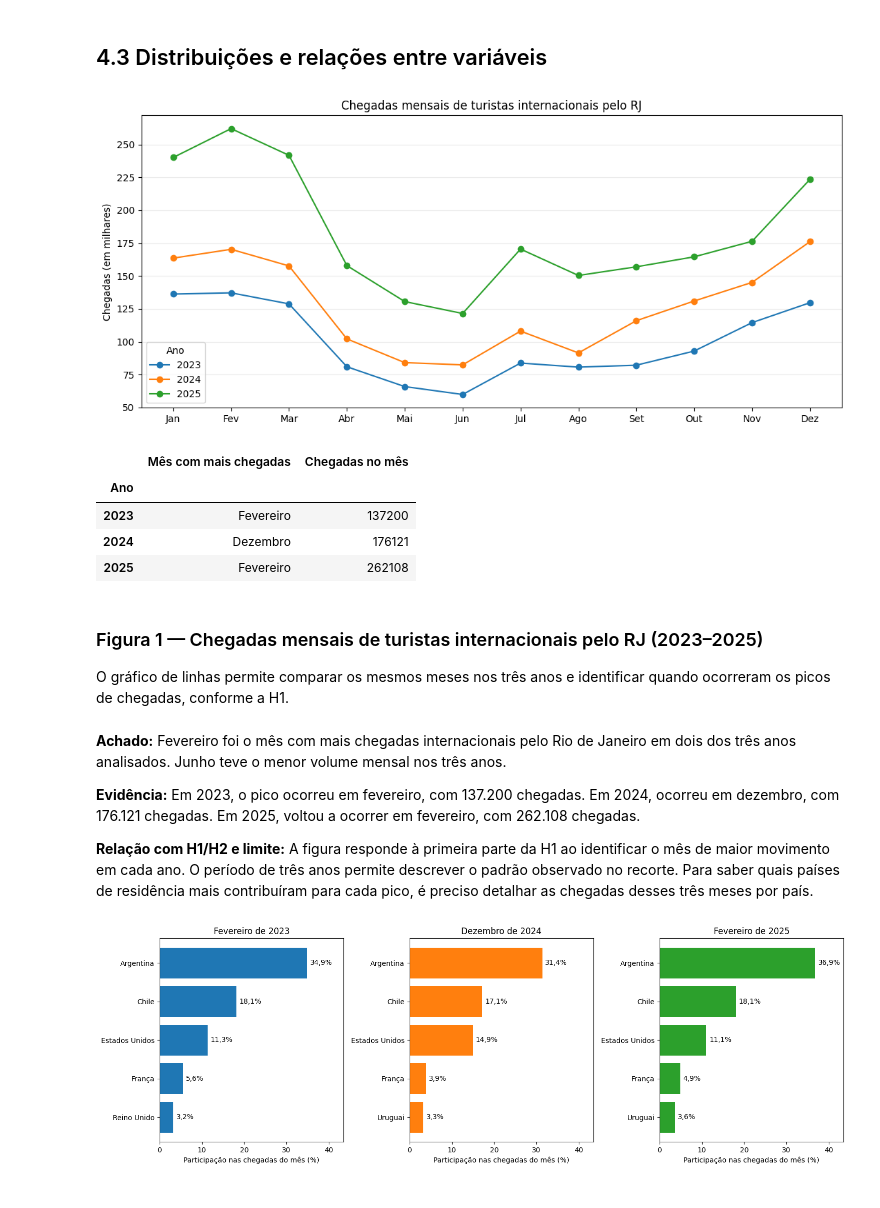
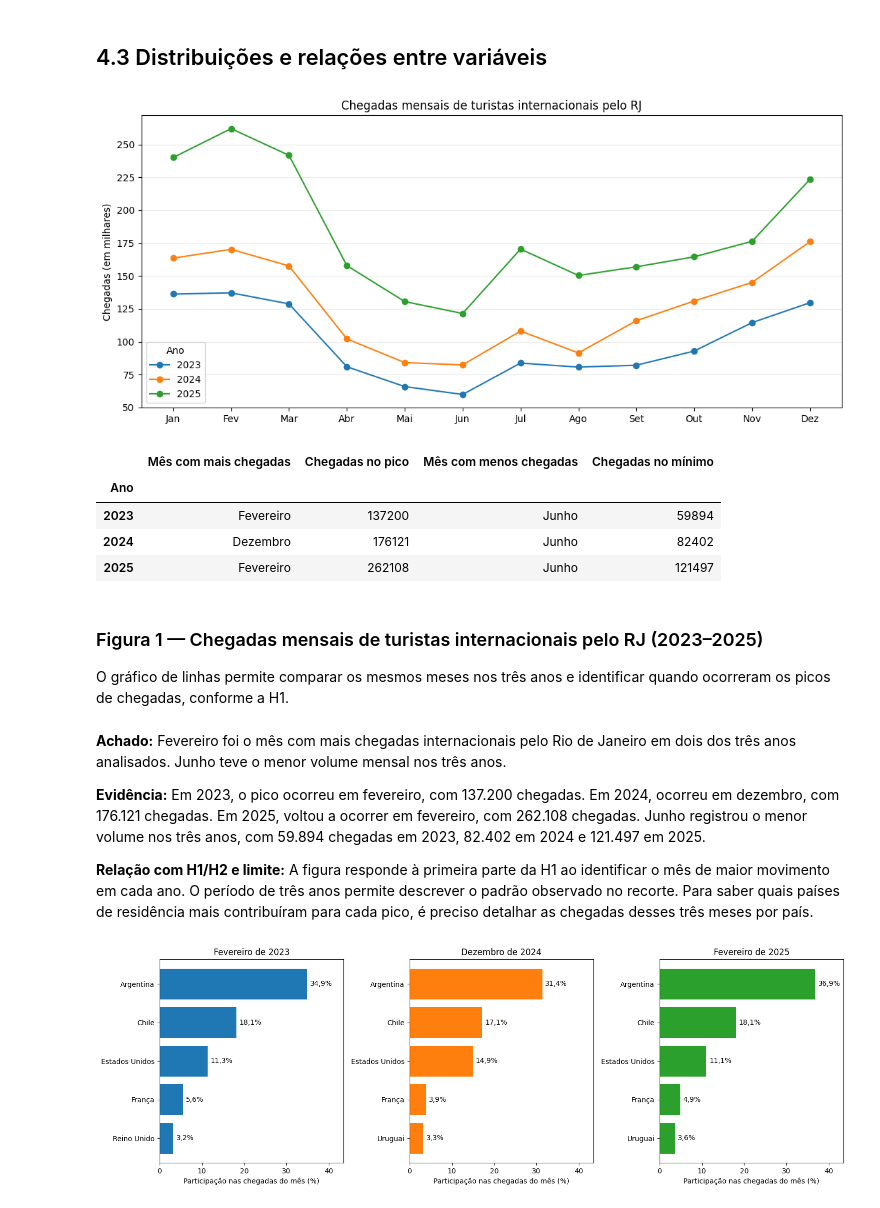
Before and after one commit to Silvinharl/MVP_Analise_de_dados, a Jupyter notebook: MVP_Turismo_Internacional_RJ.ipynb, the cells around one changed output. Cells and saved outputs as stored; diff of their text form; code cells hidden in the pictures.

```diff
--- a/MVP_Turismo_Internacional_RJ.ipynb
+++ b/MVP_Turismo_Internacional_RJ.ipynb
@@ -70,3 +75,10 @@ pandas: 2.2.3
+# %%
+def padronizar_mes(serie):
+    return serie.str.strip().str.casefold().replace({"marco": "março"})
+
+
+def padronizar_via(serie):
+    return serie.str.strip().replace({"Aéreo": "Aérea", "Marítimo": "Marítima"})
 # %%
 url_base = "https://raw.githubusercontent.com/Silvinharl/MVP_Analise_de_dados/main/dados"
 
@@ -496,19 +525,15 @@ display(pd.DataFrame(resumo_atipicos).set_index("Ano").round(2))
 # %% [markdown]
 Os totais mensais foram avaliados separadamente por ano pelo critério de 1,5 vez o intervalo interquartil. Nenhum mês ficou fora dos limites calculados. Em 2025, por exemplo, fevereiro registrou 262.108 chegadas, o maior total mensal do período, abaixo do limite superior de 336.160,75 chegadas para aquele ano. A checagem avalia a dispersão dos 12 totais mensais de cada ano. Todos os meses foram mantidos na análise.
 # %%
-# @title Texto de título padrão
-for campo in ("Via de entrada", "País de residência"):
+for campo, coluna in (
+    ("Via de entrada", "via_entrada"),
+    ("País de residência", "pais_residencia"),
+):
     resumo_por_ano = {}
 
-    for ano, dados in dados_rj.items():
-        coluna = colunas_por_ano[campo][ano]
-        rotulos = dados[coluna].str.strip()
-
-        if campo == "Via de entrada":
-            rotulos = rotulos.replace({"Aéreo": "Aérea", "Marítimo": "Marítima"})
-
-        chegadas = pd.to_numeric(dados["Chegadas"].str.strip())
-        resumo = chegadas.groupby(rotulos).agg(Linhas="size", Chegadas="sum")
+    for ano, dados in base_padronizada.groupby("ano"):
+        chegadas = dados["chegadas"]
+        resumo = dados.groupby(coluna)["chegadas"].agg(Linhas="size", Chegadas="sum")
         resumo["Participação anual (%)"] = (
             100 * resumo["Chegadas"] / chegadas.sum()
         )
@@ -560,38 +583,41 @@ import matplotlib.pyplot as plt
 # %%
-# @title Texto de título padrão
 fig, ax = plt.subplots(figsize=(11, 5))
 picos_mensais = []
 
 for ano, totais in sorted(totais_mensais.items()):
     ax.plot(range(12), totais / 1_000, marker="o", label=str(ano))
 
     mes_pico = totais.idxmax()
+    mes_minimo = totais.idxmin()
+
     picos_mensais.append({
         "Ano": ano,
         "Mês com mais chegadas": mes_pico.capitalize(),
-        "Chegadas no mês": int(totais.loc[mes_pico]),
+        "Chegadas no pico": int(totais.loc[mes_pico]),
+        "Mês com menos chegadas": mes_minimo.capitalize(),
+        "Chegadas no mínimo": int(totais.loc[mes_minimo]),
     })
 
 ax.set_title("Chegadas mensais de turistas internacionais pelo RJ")
 ax.set_xticks(
     range(12),
     ["Jan", "Fev", "Mar", "Abr", "Mai", "Jun",
      "Jul", "Ago", "Set", "Out", "Nov", "Dez"],
 )
 ax.set_ylabel("Chegadas (em milhares)")
 ax.legend(title="Ano")
 ax.grid(axis="y", alpha=0.25)
 fig.tight_layout()
 plt.show()
 
 display(pd.DataFrame(picos_mensais).set_index("Ano"))
 # %% [output]
 [figure]
-|  | Mês com mais chegadas | Chegadas no mês |
-| Ano |  |  |
-| 2023 | Fevereiro | 137200 |
-| 2024 | Dezembro | 176121 |
-| 2025 | Fevereiro | 262108 |
+|  | Mês com mais chegadas | Chegadas no pico | Mês com menos chegadas | Chegadas no mínimo |
+| Ano |  |  |  |  |
+| 2023 | Fevereiro | 137200 | Junho | 59894 |
+| 2024 | Dezembro | 176121 | Junho | 82402 |
+| 2025 | Fevereiro | 262108 | Junho | 121497 |
 # %% [markdown]
 ### Figura 1 — Chegadas mensais de turistas internacionais pelo RJ (2023–2025)
 
@@ -599,7 +625,7 @@ O gráfico de linhas permite comparar os mesmos meses nos três anos e identific
 # %% [markdown]
 **Achado:** Fevereiro foi o mês com mais chegadas internacionais pelo Rio de Janeiro em dois dos três anos analisados. Junho teve o menor volume mensal nos três anos.
 
-**Evidência:** Em 2023, o pico ocorreu em fevereiro, com 137.200 chegadas. Em 2024, ocorreu em dezembro, com 176.121 chegadas. Em 2025, voltou a ocorrer em fevereiro, com 262.108 chegadas.
+**Evidência:** Em 2023, o pico ocorreu em fevereiro, com 137.200 chegadas. Em 2024, ocorreu em dezembro, com 176.121 chegadas. Em 2025, voltou a ocorrer em fevereiro, com 262.108 chegadas. Junho registrou o menor volume nos três anos, com 59.894 chegadas em 2023, 82.402 em 2024 e 121.497 em 2025.
 
 **Relação com H1/H2 e limite:** A figura responde à primeira parte da H1 ao identificar o mês de maior movimento em cada ano. O período de três anos permite descrever o padrão observado no recorte. Para saber quais países de residência mais contribuíram para cada pico, é preciso detalhar as chegadas desses três meses por país.
 # %%
```
Also changed, not shown: parts of 18 cells of this notebook.
